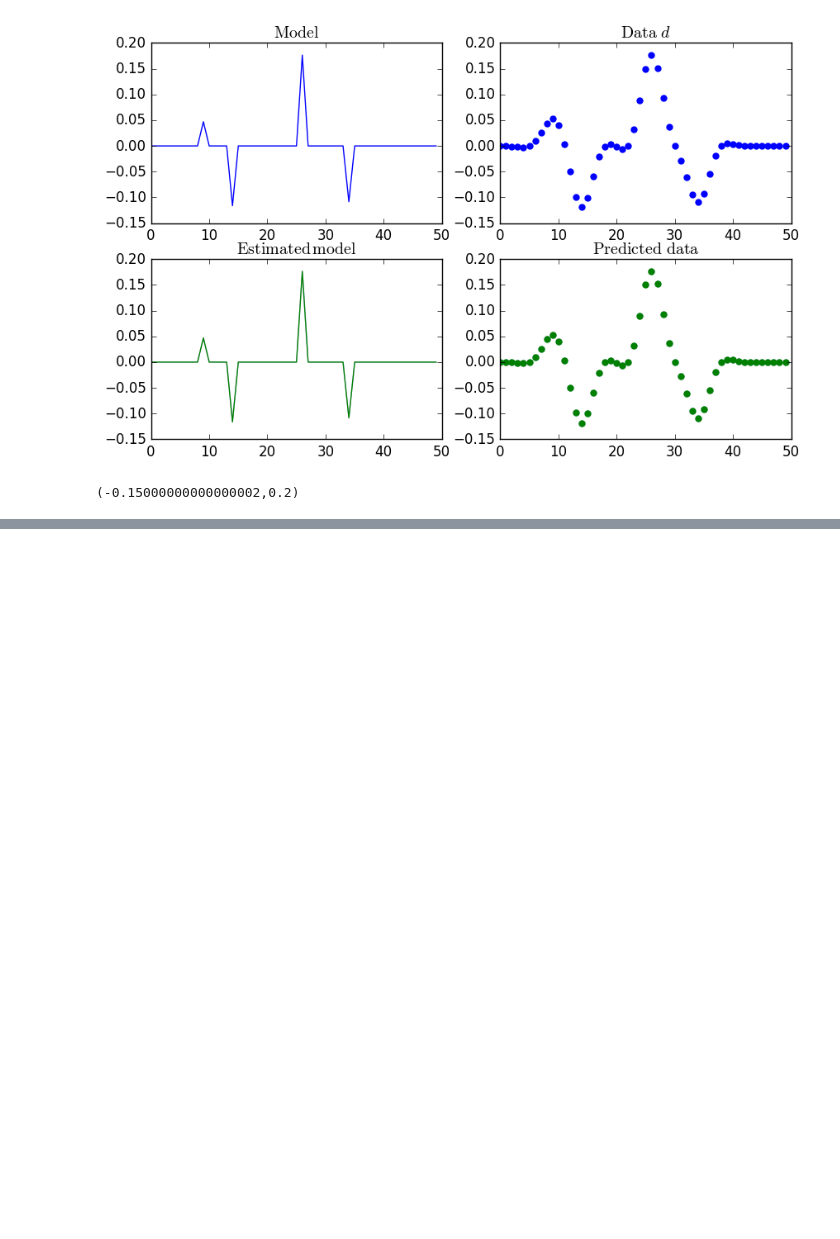
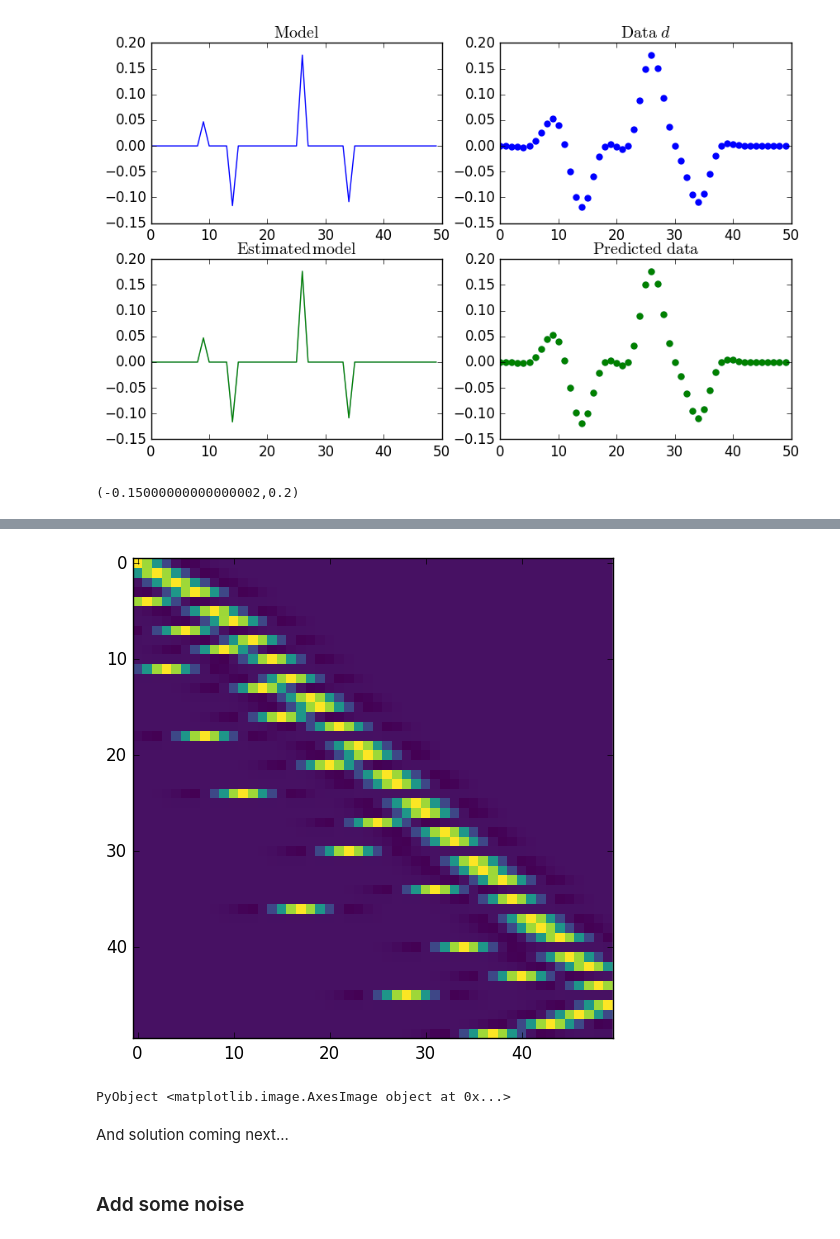
Before and after one commit to dfcastap/axb, a Jupyter notebook: Julia_wavelets.ipynb, the cells around one changed output, grey strips where cells are left out. Drawn from its saved outputs; the diff is of its cells as text; code cells hidden in the pictures; blank space fills up the shorter version.

```diff
--- a/Julia_wavelets.ipynb
+++ b/Julia_wavelets.ipynb
@@ -229,0 +240,9 @@ plot_all(m, d, m_est, d_pred)
+# %%
+imshow(F[:L]*F[:U], cmap="viridis", interpolation="none")
+# %% [output]
+[figure, added]
+PyObject <matplotlib.image.AxesImage object at 0x...>
+# %% [markdown]
+And solution coming next...
+# %% [markdown]
+### Add some noise
```
Also changed, not shown: parts of 23 cells of this notebook.
